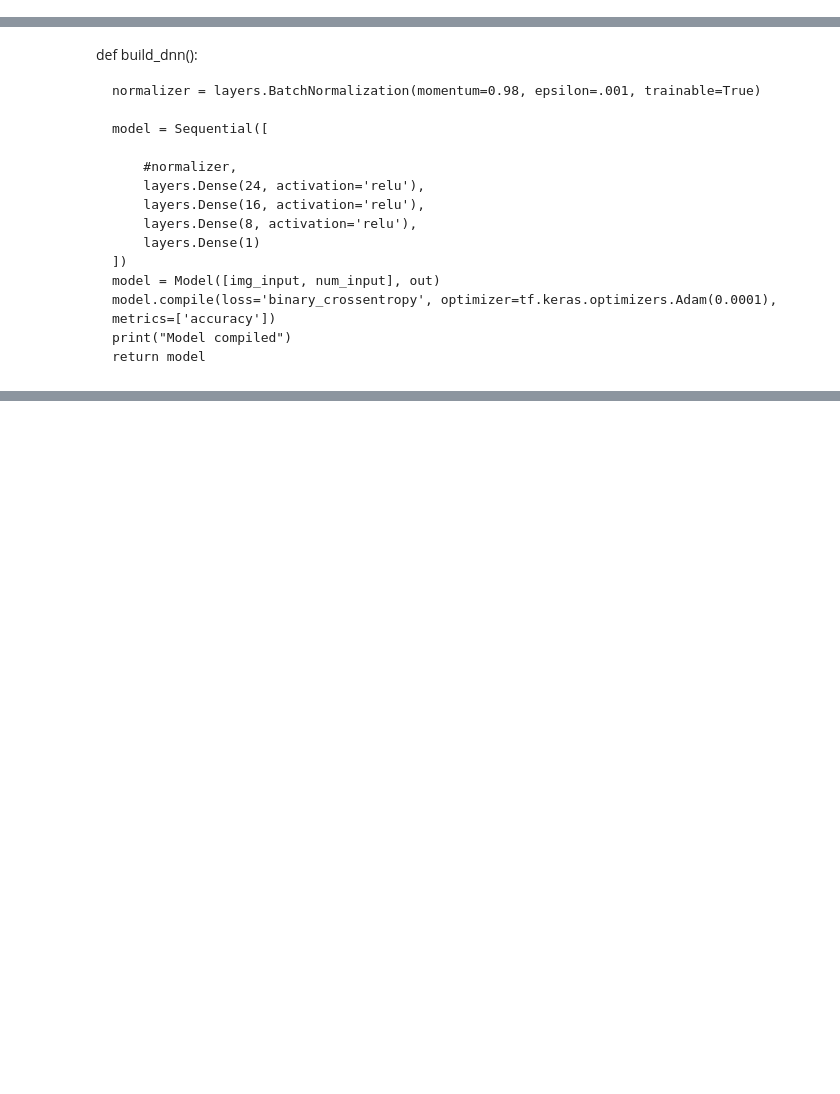
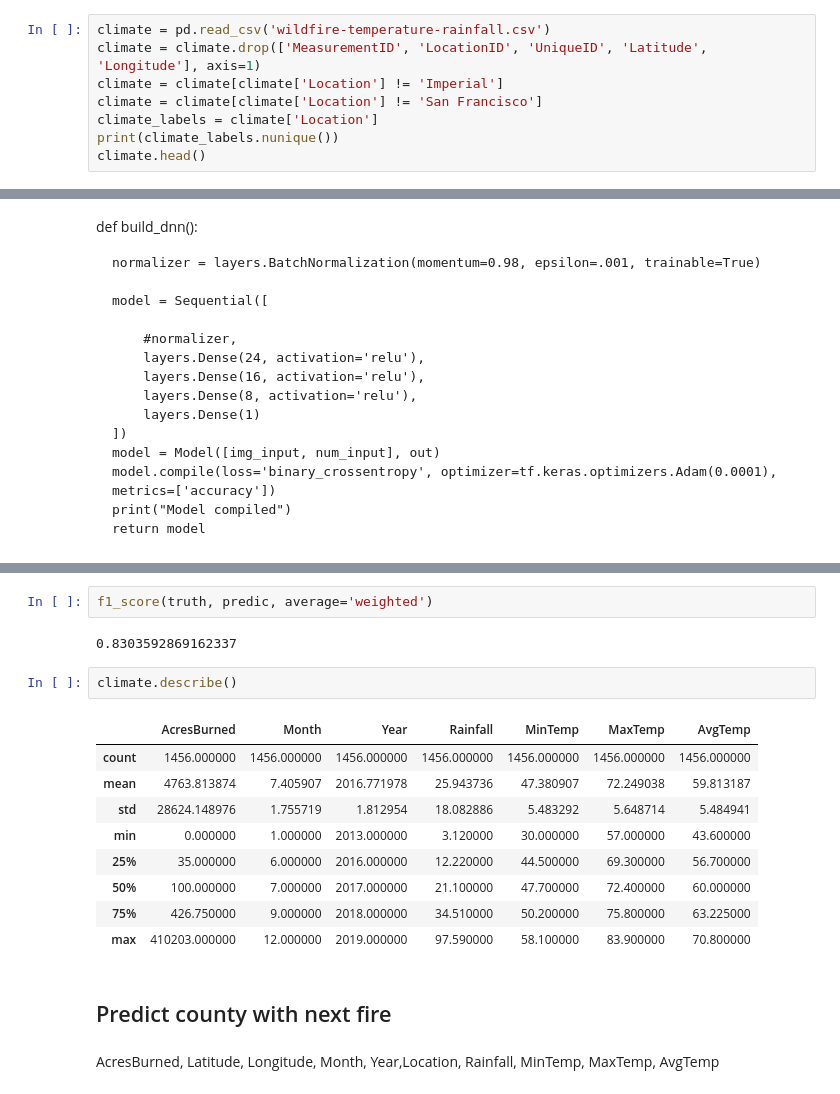
Before and after one commit to winneylee/california-wildfires, a Jupyter notebook: Fire_analysis.ipynb, the cells around one changed output, grey strips where cells are left out. Saved outputs shown, nothing was run; the diff lists cells and outputs as text; blank space fills up the shorter version.

```diff
--- a/Fire_analysis.ipynb
+++ b/Fire_analysis.ipynb
@@ -117,0 +124,8 @@ X_train, X_test, y_train, y_test = train_test_split(scaled, one_hot_labels, test
+# %%
+climate = pd.read_csv('wildfire-temperature-rainfall.csv')
+climate = climate.drop(['MeasurementID', 'LocationID', 'UniqueID', 'Latitude', 'Longitude'], axis=1)
+climate = climate[climate['Location'] != 'Imperial']
+climate = climate[climate['Location'] != 'San Francisco']
+climate_labels = climate['Location']
+print(climate_labels.nunique())
+climate.head()
@@ -257,0 +375,20 @@ county_names[0]
+# %%
+f1_score(truth, predic, average='weighted')
+# %% [output]
+0.8303592869162337
+# %%
+climate.describe()
+# %% [output]
+|  | AcresBurned | Month | Year | Rainfall | MinTemp | MaxTemp | AvgTemp |
+| count | 1456.000000 | 1456.000000 | 1456.000000 | 1456.000000 | 1456.000000 | 1456.000000 | 1456.000000 |
+| mean | 4763.813874 | 7.405907 | 2016.771978 | 25.943736 | 47.380907 | 72.249038 | 59.813187 |
+| std | 28624.148976 | 1.755719 | 1.812954 | 18.082886 | 5.483292 | 5.648714 | 5.484941 |
+| min | 0.000000 | 1.000000 | 2013.000000 | 3.120000 | 30.000000 | 57.000000 | 43.600000 |
+| 25% | 35.000000 | 6.000000 | 2016.000000 | 12.220000 | 44.500000 | 69.300000 | 56.700000 |
+| 50% | 100.000000 | 7.000000 | 2017.000000 | 21.100000 | 47.700000 | 72.400000 | 60.000000 |
+| 75% | 426.750000 | 9.000000 | 2018.000000 | 34.510000 | 50.200000 | 75.800000 | 63.225000 |
+| max | 410203.000000 | 12.000000 | 2019.000000 | 97.590000 | 58.100000 | 83.900000 | 70.800000 |
+# %% [markdown]
+## Predict county with next fire
+# %% [markdown]
+AcresBurned, Latitude, Longitude, Month, Year,Location, Rainfall, MinTemp, MaxTemp, AvgTemp
```
Also changed, not shown: parts of 26 cells of this notebook.
